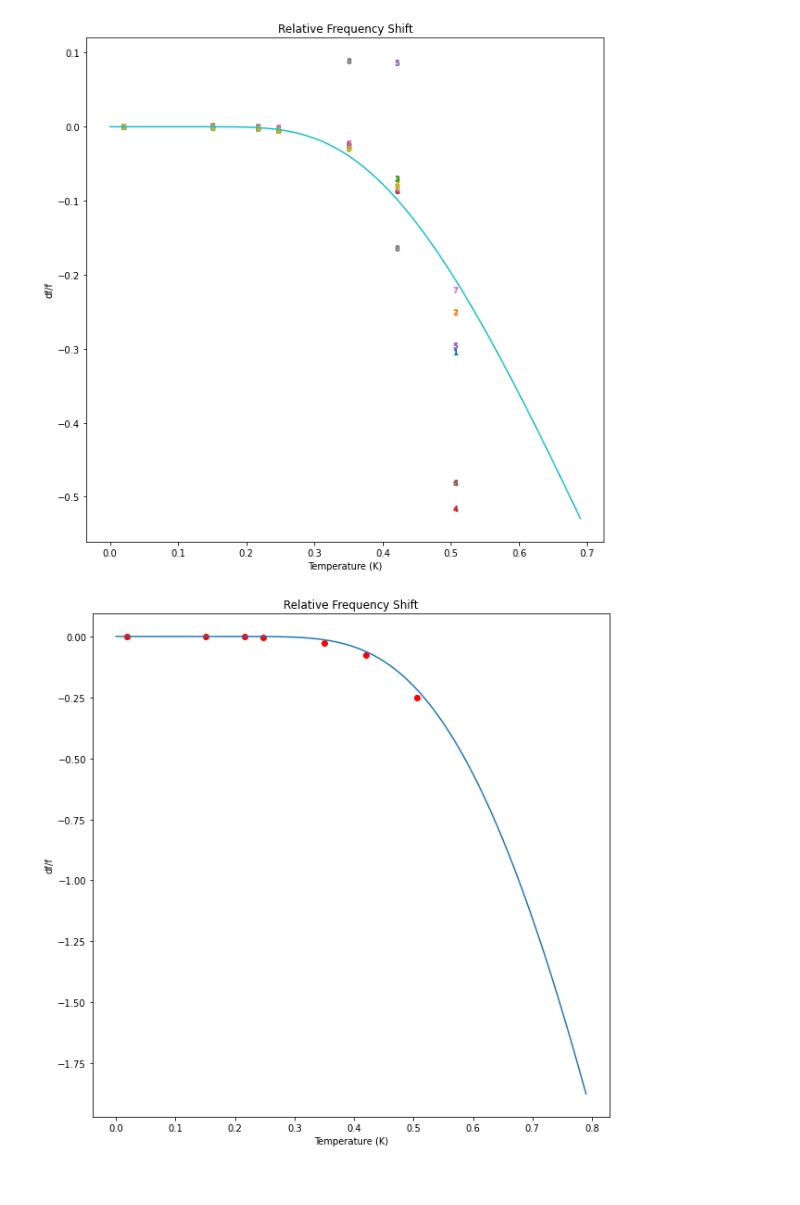
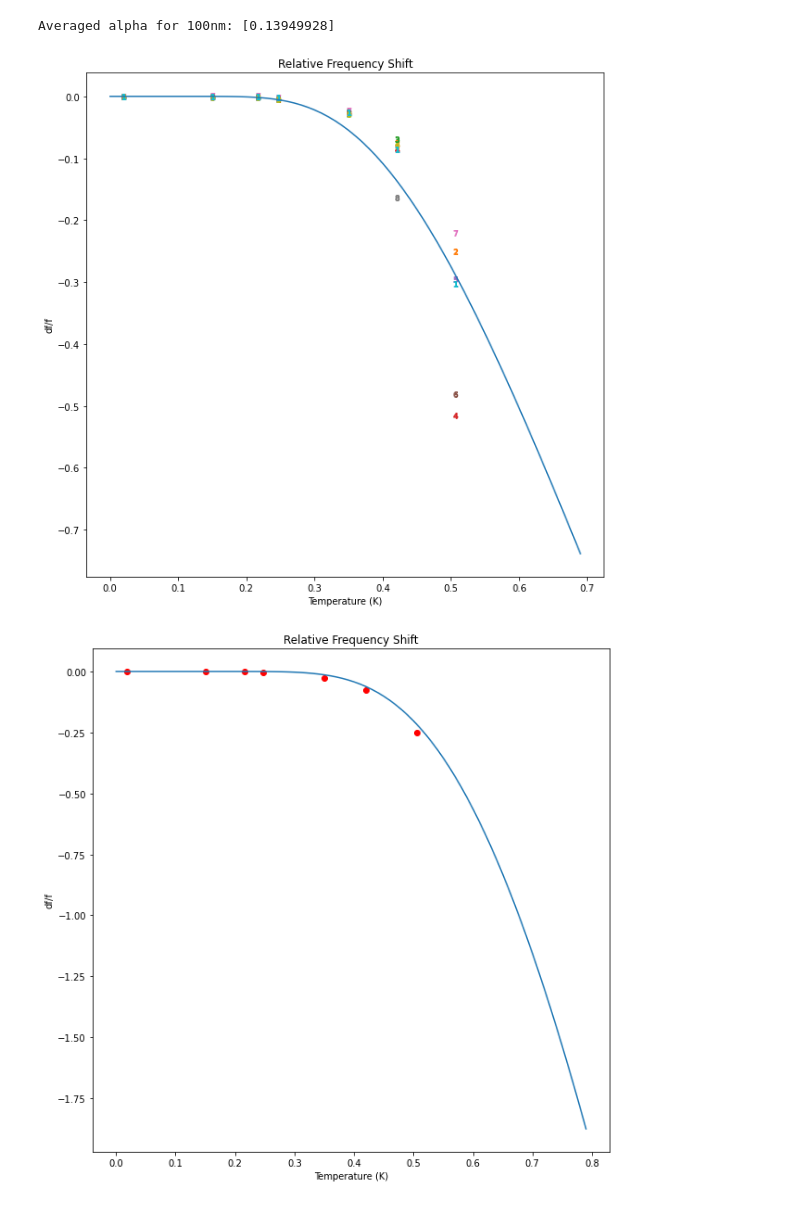
Before and after one commit to stormshawn/resonator, a Jupyter notebook: Resonator_plots.ipynb, the cells around one changed output. Drawn from its saved outputs; the diff is of its cells as text; code cells hidden in the pictures.

Commit message:
used scipy to find alpha of 100nm

```diff
--- a/Resonator_plots.ipynb
+++ b/Resonator_plots.ipynb
@@ -7,21 +8,20 @@ plt.rcParams['figure.figsize'] = [10, 10]
 # %%
-# 100nm, alpha as parameter
 T_c = 1.183
 k = 8.617333262145e-5
 bgap = T_c*1.764*k
 T = np.arange(0.0001, 0.7,0.01)
-a = 0.1 # alpha
 
 def temp(T): # put temp in terms of K instead of mK
     return T/1000
 
-def dff(f,a): # 100*df/f
-    return 100*(f-a)/a
+def dff(f,f0): # 100*df/f
+    return 100*(f-f0)/f0
 
-def df(T):
-    return -.5*100*a*np.sqrt((bgap*np.pi)/(2*k*T))*np.exp(-bgap/(k*T)) # alpha = 0.1
+def df(T,a):
+    return -.5*100*a*np.sqrt((bgap*np.pi)/(2*k*T))*np.exp(-bgap/(k*T))
 
 t = np.array([19,150,216,247,350,420,506])
+
 
 res_1 = np.array([7.005627280061895370,
 7.005607951177417755,
@@ -50,12 +50,11 @@ res_4 = np.array([7.125958470425599098,
 7.124093458074416161,
 7.119860285850705147,
 7.089164999630832672])
-res_5 = np.array([7.197916705359072685,
+res_5 = np.array([7.197916705359072685, #420: 7.21... removed
 7.197841316434438705,
 7.197823262177887917,
 7.197635779400767326,
 7.196087699975780487,
-7.204174270094560623,
 7.176618370124832153])
 res_6 = np.array([7.210495164806170464, # 420: -3.193546155634500504 removed
 7.210572309668688774,
@@ -69,39 +68,57 @@ res_7 = np.array([7.296016128159790039,
 7.295913730716929436,
 7.294382298793370247,
 7.289905007580610275,
 7.279934632413441658])
-res_8 = np.array([7.407615508085698128, # 506: 1.770985773493574080 removed
+res_8 = np.array([7.407615508085698128, # 506: 1.770985773493574080 removed; 420: 7.41... removed
 7.407613340941244125,
 7.407545144166743279,
 7.407354123895180702,
-7.414241484604441643,
 7.395465713090818405])
 res_9 = np.array([7.434776310528495789, # 506: 8.806900578864421844 removed
 7.434669359526778221,
 7.434639663063154221,
 7.434409764207485199,
 7.432608419344367027,
 7.428810618449575424])
 
 
+ress = [res_1,res_2,res_3,res_4,res_5,res_6,res_7,res_8,res_9] # going to automate the redundancy below at some point
+
+
+a1, _ = curve_fit(df, temp(t), dff(res_1,res_1[0]))
+a2, _ = curve_fit(df, temp(t), dff(res_2,res_2[0]))
+a3, _ = curve_fit(df, np.array([19,150,216,247,350,420])/1000, dff(res_3,res_3[0]))
+a4, _ = curve_fit(df, temp(t), dff(res_4,res_4[0]))
+a5, _ = curve_fit(df, np.array([19,150,216,247,350,506])/1000, dff(res_5,res_5[0]))
+a6, _ = curve_fit(df, np.array([19,150,216,247,350,506])/1000, dff(res_6,res_6[0]))
+a7, _ = curve_fit(df, temp(t), dff(res_7,res_7[0]))
+a8, _ = curve_fit(df, np.array([19,150,216,247,420])/1000, dff(res_8,res_8[0]))
+a9, _ = curve_fit(df, np.array([19,150,216,247,350,420])/1000, dff(res_9,res_9[0]))
+
+avg = (a1+a2+a3+a4+a5+a6+a7+a8+a9)/9
 
 plt.plot(temp(t), dff(res_1,7.005627280061895370), linestyle='None', marker="$1$")
 plt.plot(temp(t), dff(res_2,7.031065655005873680), linestyle='None', marker="$2$")
 plt.plot(np.array([19,150,216,247,350,420])/1000, dff(res_3,7.109005757172023773), linestyle='None', marker="$3$")
 plt.plot(temp(t), dff(res_4,7.125958470425599098), linestyle='None', marker="$4$")
-plt.plot(temp(t), dff(res_5,7.197916705359072685), linestyle='None', marker="$5$")
+plt.plot(np.array([19,150,216,247,350,506])/1000, dff(res_5,7.197916705359072685), linestyle='None', marker="$5$")
 plt.plot(np.array([19,150,216,247,350,506])/1000, dff(res_6,7.210495164806170464), linestyle='None', marker="$6$")
 plt.plot(temp(t), dff(res_7,7.296016128159790039), linestyle='None', marker="$7$")
-plt.plot(np.array([19,150,216,247,350,420])/1000, dff(res_8,7.407615508085698128), linestyle='None', marker="$8$")
+plt.plot(np.array([19,150,216,247,420])/1000, dff(res_8,7.407615508085698128), linestyle='None', marker="$8$")
 plt.plot(np.array([19,150,216,247,350,420])/1000, dff(res_9,7.434776310528495789), linestyle='None', marker="$9$")
 
-plt.plot(T, df(T))
+print("Averaged alpha for 100nm:", avg)
+
+plt.plot(temp(t), dff(res_1,7.005627280061895370), linestyle='None', marker="$1$")
+
+plt.plot(T, df(T,avg))
 plt.title('Relative Frequency Shift')
 plt.xlabel('Temperature (K)')
 plt.ylabel('df/f')
 plt.show()
 # %% [output]
+Averaged alpha for 100nm: [0.13949928]
-[figure, old version]
+[figure, new version]
 # %%
 # third resonator 100nm with bandgap as parameter, alpha = 1 (test comparing results to
 # fig2a: https://arxiv.org/pdf/1802.01858.pdf)
```
Also changed, not shown: parts of 1 cell of this notebook.
